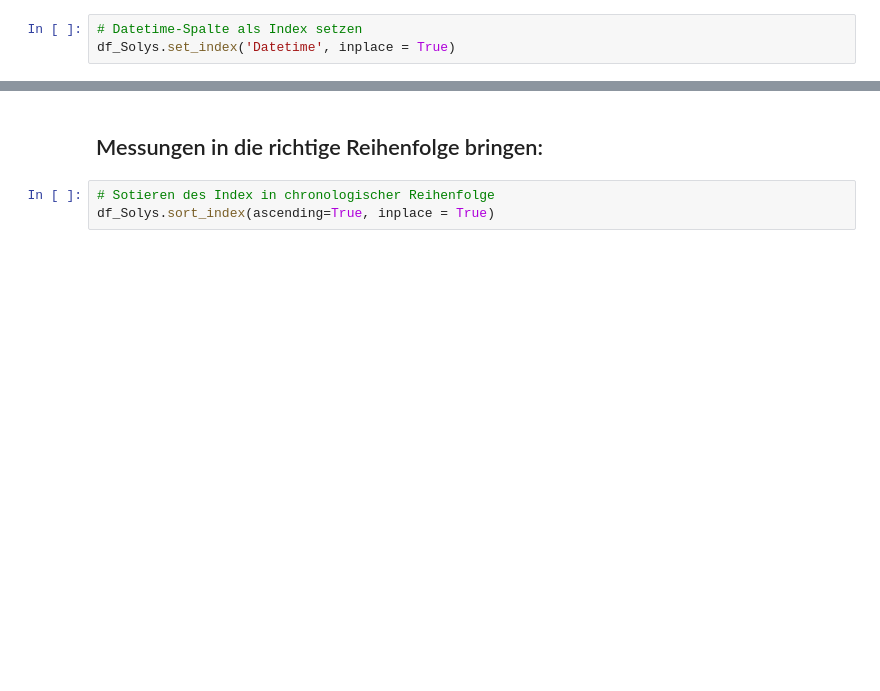
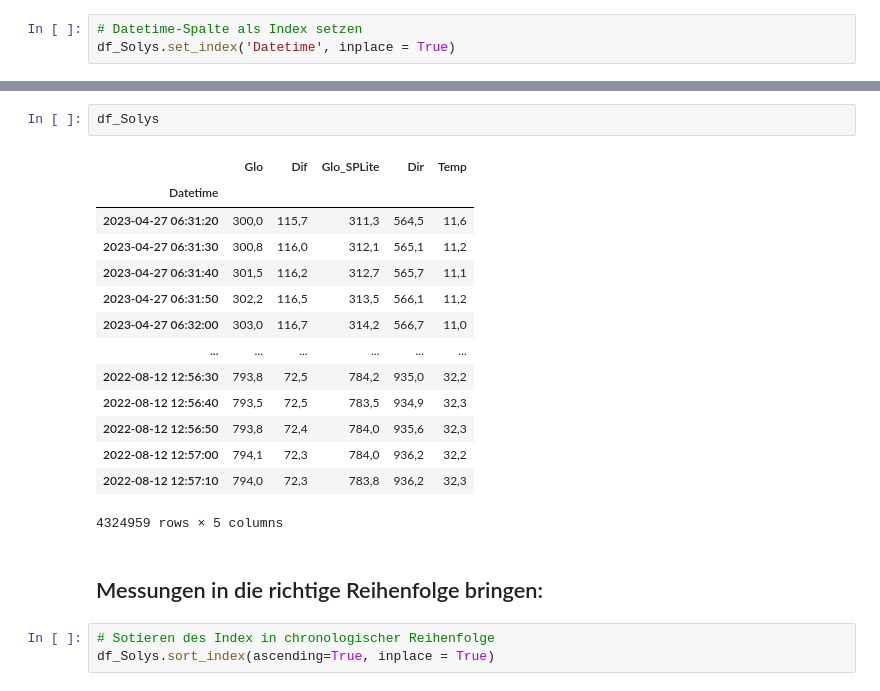
Before and after one commit to rjanow/Masterarbeit, a Jupyter notebook: SOLYS_to_CSV.ipynb, the cells around one changed output, grey strips where cells are left out. Saved outputs shown, nothing was run; the diff lists cells and outputs as text; blank space fills up the shorter version.

```diff
--- a/SOLYS_to_CSV.ipynb
+++ b/SOLYS_to_CSV.ipynb
@@ -52,3 +68,20 @@ df_Solys.set_index('Datetime', inplace = True)
+# %%
+df_Solys
+# %% [output]
+|  | Glo | Dif | Glo_SPLite | Dir | Temp |
+| Datetime |  |  |  |  |  |
+| 2023-04-27 06:31:20 | 300,0 | 115,7 | 311,3 | 564,5 | 11,6 |
+| 2023-04-27 06:31:30 | 300,8 | 116,0 | 312,1 | 565,1 | 11,2 |
+| 2023-04-27 06:31:40 | 301,5 | 116,2 | 312,7 | 565,7 | 11,1 |
+| 2023-04-27 06:31:50 | 302,2 | 116,5 | 313,5 | 566,1 | 11,2 |
+| 2023-04-27 06:32:00 | 303,0 | 116,7 | 314,2 | 566,7 | 11,0 |
+| ... | ... | ... | ... | ... | ... |
+| 2022-08-12 12:56:30 | 793,8 | 72,5 | 784,2 | 935,0 | 32,2 |
+| 2022-08-12 12:56:40 | 793,5 | 72,5 | 783,5 | 934,9 | 32,3 |
+| 2022-08-12 12:56:50 | 793,8 | 72,4 | 784,0 | 935,6 | 32,3 |
+| 2022-08-12 12:57:00 | 794,1 | 72,3 | 784,0 | 936,2 | 32,2 |
+| 2022-08-12 12:57:10 | 794,0 | 72,3 | 783,8 | 936,2 | 32,3 |
+4324959 rows × 5 columns
 # %% [markdown]
 ## Messungen in die richtige Reihenfolge bringen:
 # %%
```
Also changed, not shown: parts of 19 cells of this notebook.
